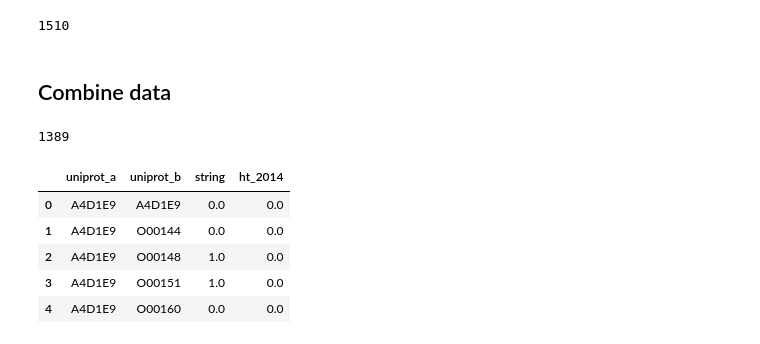
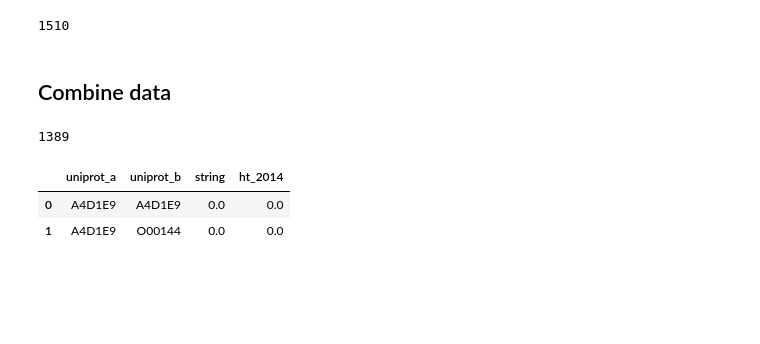
Before and after one commit to greenelab/xswap-analysis, a Jupyter notebook: nb/p_vs_rank_0.ipynb, the cells around one changed output. Drawn from its saved outputs; the diff is of its cells as text; code cells hidden in the pictures; blank space fills up the shorter version.

```diff
--- a/nb/p_vs_rank_0.ipynb
+++ b/nb/p_vs_rank_0.ipynb
@@ -87,7 +96,7 @@ len(ht_nodes)
 ## Combine data
 # %%
 shared_nodes = sorted(string_nodes.intersection(ht_nodes))
-source, target = list(zip(*itertools.product(shared_nodes, shared_nodes)))
+source, target = zip(*itertools.product(shared_nodes, shared_nodes))
 
 len(shared_nodes)
 # %% [output]
@@ -95,33 +104,30 @@ len(shared_nodes)
 # %%
 edges_df = (
     pd.DataFrame
     .from_dict({
         'uniprot_a': source,
         'uniprot_b': target,
     })
     .merge(
         string_df
         .assign(string=1),
         on=['uniprot_a', 'uniprot_b'],
         how='left',
     )
     .merge(
         ht_edges_df
         .assign(ht_2014=1),
         on=['uniprot_a', 'uniprot_b'],
         how='left',
     )
     .fillna(0)
 )
 
-edges_df.head()
+edges_df.head(2)
 # %% [output]
 |  | uniprot_a | uniprot_b | string | ht_2014 |
 | 0 | A4D1E9 | A4D1E9 | 0.0 | 0.0 |
 | 1 | A4D1E9 | O00144 | 0.0 | 0.0 |
-| 2 | A4D1E9 | O00148 | 1.0 | 0.0 |
-| 3 | A4D1E9 | O00151 | 1.0 | 0.0 |
-| 4 | A4D1E9 | O00160 | 0.0 | 0.0 |
 # %%
 # Extract edge tuples
 string_edges_df = edges_df.query('string == 1')
```
Also changed, not shown: parts of 6 cells of this notebook, 5 other files.
